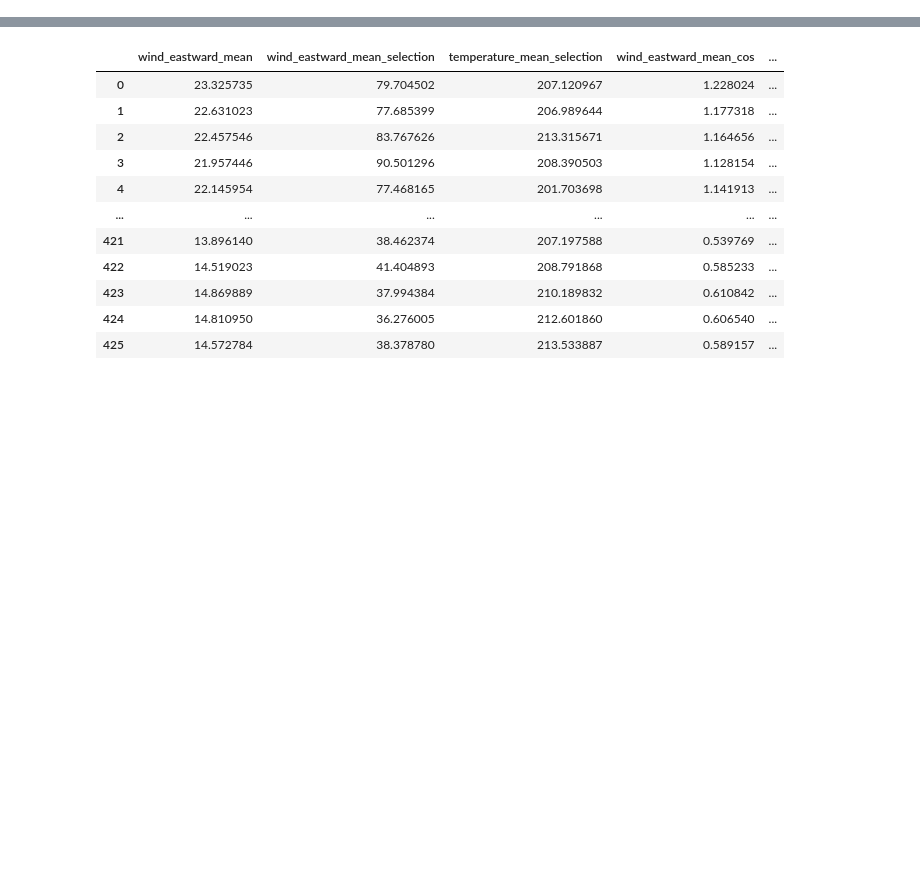
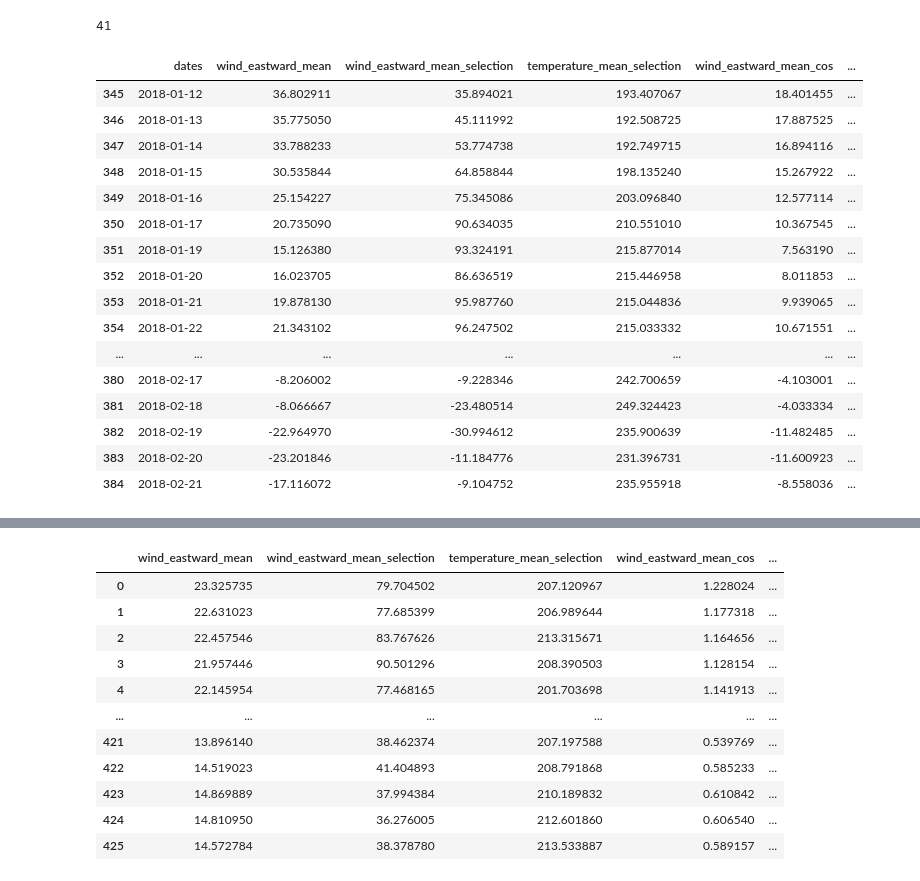
Before and after one commit to jonyjesus18/final-year-proj, a Jupyter notebook: data_analysis_var_ZMZWxGW.ipynb, the cells around one changed output, grey strips where cells are left out. Cells and saved outputs as stored; diff of their text form; code cells hidden in the pictures; blank space fills up the shorter version.

```diff
--- a/data_analysis_var_ZMZWxGW.ipynb
+++ b/data_analysis_var_ZMZWxGW.ipynb
@@ -54,3 +65,9 @@ df
+# %%
+len(value)
+# %% [output]
+41
+# %%
+df['year'] = pd.DatetimeIndex(df['dates']).year
 # %%
 fig = go.Figure()
 
@@ -75,3 +92,23 @@ fig.update_layout(
 
 # Show the plot
 fig.show()
+# %%
+df
+# %% [output]
+|  | dates | wind_eastward_mean | wind_eastward_mean_selection | temperature_mean_selection | wind_eastward_mean_cos | ... |
+| 345 | 2018-01-12 | 36.802911 | 35.894021 | 193.407067 | 18.401455 | ... |
+| 346 | 2018-01-13 | 35.775050 | 45.111992 | 192.508725 | 17.887525 | ... |
+| 347 | 2018-01-14 | 33.788233 | 53.774738 | 192.749715 | 16.894116 | ... |
+| 348 | 2018-01-15 | 30.535844 | 64.858844 | 198.135240 | 15.267922 | ... |
+| 349 | 2018-01-16 | 25.154227 | 75.345086 | 203.096840 | 12.577114 | ... |
+| 350 | 2018-01-17 | 20.735090 | 90.634035 | 210.551010 | 10.367545 | ... |
+| 351 | 2018-01-19 | 15.126380 | 93.324191 | 215.877014 | 7.563190 | ... |
+| 352 | 2018-01-20 | 16.023705 | 86.636519 | 215.446958 | 8.011853 | ... |
+| 353 | 2018-01-21 | 19.878130 | 95.987760 | 215.044836 | 9.939065 | ... |
+| 354 | 2018-01-22 | 21.343102 | 96.247502 | 215.033332 | 10.671551 | ... |
+| ... | ... | ... | ... | ... | ... | ... |
+| 380 | 2018-02-17 | -8.206002 | -9.228346 | 242.700659 | -4.103001 | ... |
+| 381 | 2018-02-18 | -8.066667 | -23.480514 | 249.324423 | -4.033334 | ... |
+| 382 | 2018-02-19 | -22.964970 | -30.994612 | 235.900639 | -11.482485 | ... |
+| 383 | 2018-02-20 | -23.201846 | -11.184776 | 231.396731 | -11.600923 | ... |
+| 384 | 2018-02-21 | -17.116072 | -9.104752 | 235.955918 | -8.558036 | ... |
```
Also changed, not shown: parts of 5 cells of this notebook, 16 other files.
